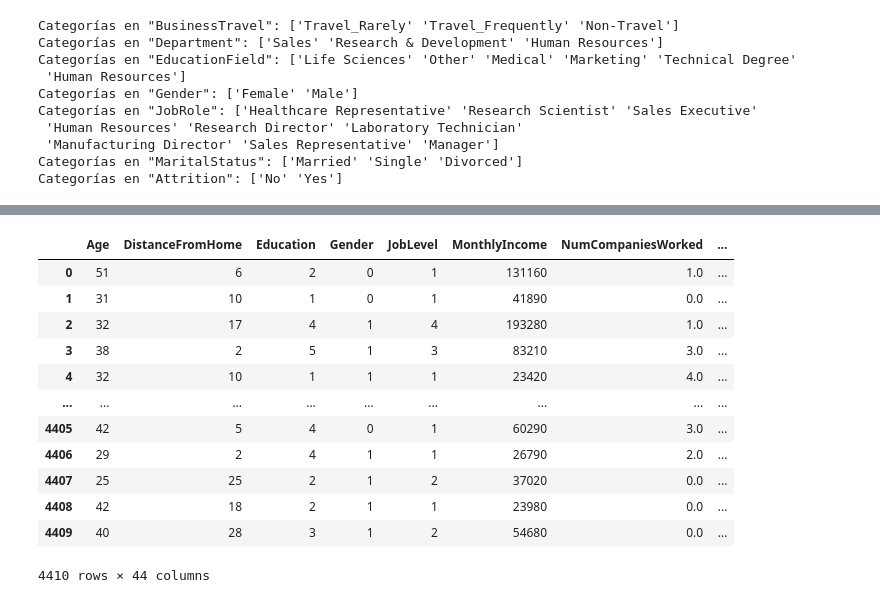
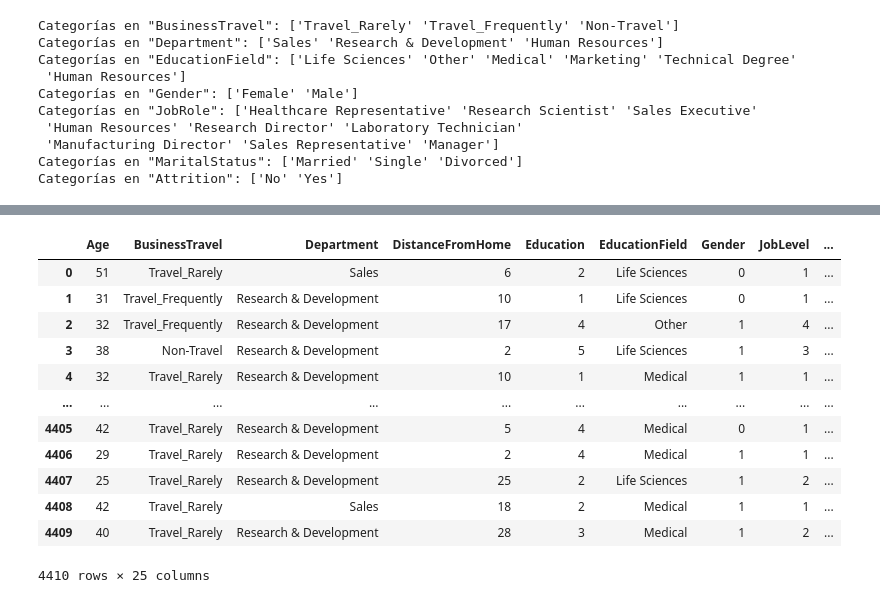
Before and after one commit to Laurahg22/Trabajo-analitica-RH, a Jupyter notebook: c_exploracion.ipynb, the cells around one changed output, grey strips where cells are left out. Saved outputs shown, nothing was run; the diff lists cells and outputs as text; code cells hidden in the pictures.

```diff
--- a/c_exploracion.ipynb
+++ b/c_exploracion.ipynb
@@ -205,10 +302,13 @@ df_dummies = df2015.copy()
+# %%
+#Hacer una copia para las dummies
+df_dummies2016 = df2016.copy()
 # %%
 # Identificar las columnas categóricas
-categorical_columns = df_dummies.select_dtypes(include=['object']).columns
+categorical_columns = df_dummies2015.select_dtypes(include=['object']).columns
 
 # Iterar a través de las columnas categóricas y mostrar las categorías únicas
 for column in categorical_columns:
-    unique_categories = df_dummies[column].unique()
+    unique_categories = df_dummies2015[column].unique()
     print(f'Categorías en "{column}": {unique_categories}')
 # %% [output]
 Categorías en "BusinessTravel": ['Travel_Rarely' 'Travel_Frequently' 'Non-Travel']
@@ -221,3 +321,11 @@ Categorías en "JobRole": ['Healthcare Representative' 'Research Scientist' 'Sal
  'Manufacturing Director' 'Sales Representative' 'Manager']
 Categorías en "MaritalStatus": ['Married' 'Single' 'Divorced']
 Categorías en "Attrition": ['No' 'Yes']
+# %%
+# Identificar las columnas categóricas
+categorical_columns = df_dummies2016.select_dtypes(include=['object']).columns
+
+# Iterar a través de las columnas categóricas y mostrar las categorías únicas
+for column in categorical_columns:
+    unique_categories = df_dummies2016[column].unique()
+    print(f'Categorías en "{column}": {unique_categories}')
@@ -227,24 +345,8 @@ le = LabelEncoder()
 
 # Iterar a través de las columnas categóricas y aplicar LabelEncoder si hay 2 categorías
 for column in categorical_columns:
-    if len(df_dummies[column].unique()) == 2:  # Verificar si hay solo 2 categorías
-       df_dummies[column] = le.fit_transform(df_dummies[column])
+    if len(df_dummies2015[column].unique()) == 2:  # Verificar si hay solo 2 categorías
+       df_dummies2015[column] = le.fit_transform(df_dummies2015[column])
 
 # Variables con mas de 2 categorias
-df_dummies = pd.get_dummies(df_dummies)
+df_dummies = pd.get_dummies(df_dummies2015)
-# %%
-df_dummies
-# %% [output]
-|  | Age | DistanceFromHome | Education | Gender | JobLevel | MonthlyIncome | NumCompaniesWorked | ... |
-| 0 | 51 | 6 | 2 | 0 | 1 | 131160 | 1.0 | ... |
-| 1 | 31 | 10 | 1 | 0 | 1 | 41890 | 0.0 | ... |
-| 2 | 32 | 17 | 4 | 1 | 4 | 193280 | 1.0 | ... |
-| 3 | 38 | 2 | 5 | 1 | 3 | 83210 | 3.0 | ... |
-| 4 | 32 | 10 | 1 | 1 | 1 | 23420 | 4.0 | ... |
-| ... | ... | ... | ... | ... | ... | ... | ... | ... |
-| 4405 | 42 | 5 | 4 | 0 | 1 | 60290 | 3.0 | ... |
-| 4406 | 29 | 2 | 4 | 1 | 1 | 26790 | 2.0 | ... |
-| 4407 | 25 | 25 | 2 | 1 | 2 | 37020 | 0.0 | ... |
-| 4408 | 42 | 18 | 2 | 1 | 1 | 23980 | 0.0 | ... |
-| 4409 | 40 | 28 | 3 | 1 | 2 | 54680 | 0.0 | ... |
-4410 rows × 44 columns
@@ -250,0 +364,16 @@ df_dummies
+# %%
+df_dummies2015
+# %% [output]
+|  | Age | BusinessTravel | Department | DistanceFromHome | Education | EducationField | Gender | JobLevel | ... |
+| 0 | 51 | Travel_Rarely | Sales | 6 | 2 | Life Sciences | 0 | 1 | ... |
+| 1 | 31 | Travel_Frequently | Research & Development | 10 | 1 | Life Sciences | 0 | 1 | ... |
+| 2 | 32 | Travel_Frequently | Research & Development | 17 | 4 | Other | 1 | 4 | ... |
+| 3 | 38 | Non-Travel | Research & Development | 2 | 5 | Life Sciences | 1 | 3 | ... |
+| 4 | 32 | Travel_Rarely | Research & Development | 10 | 1 | Medical | 1 | 1 | ... |
+| ... | ... | ... | ... | ... | ... | ... | ... | ... | ... |
+| 4405 | 42 | Travel_Rarely | Research & Development | 5 | 4 | Medical | 0 | 1 | ... |
+| 4406 | 29 | Travel_Rarely | Research & Development | 2 | 4 | Medical | 1 | 1 | ... |
+| 4407 | 25 | Travel_Rarely | Research & Development | 25 | 2 | Life Sciences | 1 | 2 | ... |
+| 4408 | 42 | Travel_Rarely | Sales | 18 | 2 | Medical | 1 | 1 | ... |
+| 4409 | 40 | Travel_Rarely | Research & Development | 28 | 3 | Medical | 1 | 2 | ... |
+4410 rows × 25 columns
```
Also changed, not shown: parts of 27 cells of this notebook.
